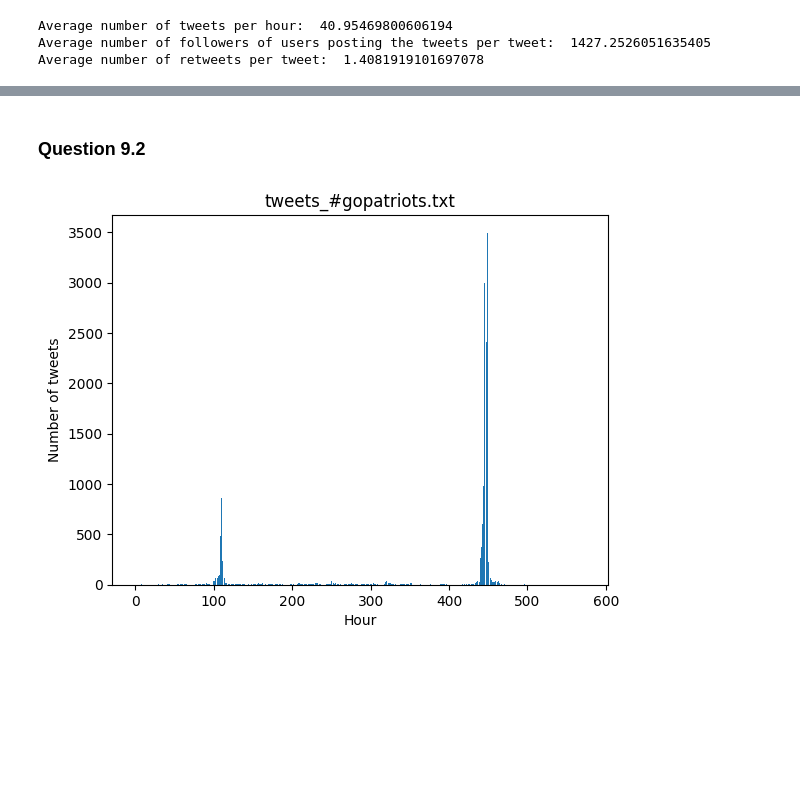
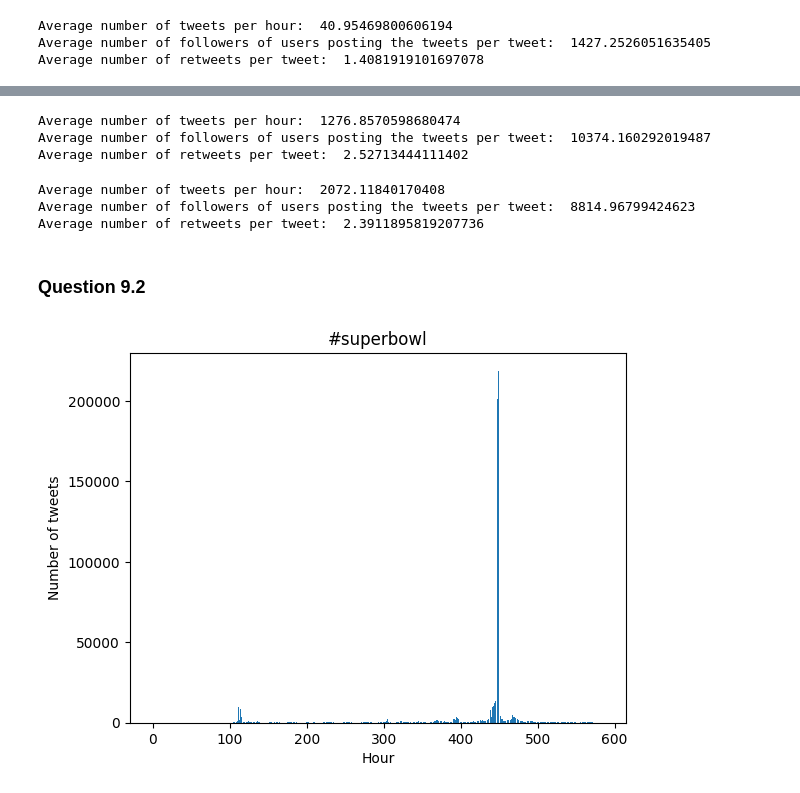
Before and after one commit to stswee/ECE219, a Jupyter notebook: Project_4/ECE219_Project_4_Part_2.ipynb, the cells around one changed output, grey strips where cells are left out. Saved outputs shown, nothing was run; the diff lists cells and outputs as text; code cells hidden in the pictures; blank space fills up the shorter version.

```diff
--- a/Project_4/ECE219_Project_4_Part_2.ipynb
+++ b/Project_4/ECE219_Project_4_Part_2.ipynb
@@ -11,3 +17,11 @@ import json
+# %%
+# Access file
+gohawks = "/content/drive/MyDrive/ECE_219_Project_4/tweets_#gohawks.txt"
+gopatriots = "/content/drive/MyDrive/ECE_219_Project_4/tweets_#gopatriots.txt"
+nfl = "/content/drive/MyDrive/ECE_219_Project_4/tweets_#nfl.txt"
+patriots = "/content/drive/MyDrive/ECE_219_Project_4/tweets_#patriots.txt"
+sb49 = "/content/drive/MyDrive/ECE_219_Project_4/tweets_#sb49.txt"
+superbowl = "/content/drive/MyDrive/ECE_219_Project_4/tweets_#superbowl.txt"
 # %% [markdown]
 ### Question 9.1
 # %%
@@ -51,3 +83,15 @@ Average number of retweets per tweet:  1.4081919101697078
+# %%
+get_tweet_statistics(sb49)
+# %% [output]
+Average number of tweets per hour:  1276.8570598680474
+Average number of followers of users posting the tweets per tweet:  10374.160292019487
+Average number of retweets per tweet:  2.52713444111402
+# %%
+get_tweet_statistics(superbowl)
+# %% [output]
+Average number of tweets per hour:  2072.11840170408
+Average number of followers of users posting the tweets per tweet:  8814.96799424623
+Average number of retweets per tweet:  2.3911895819207736
 # %% [markdown]
 ### Question 9.2
 # %%
@@ -80,9 +124,14 @@ def tweets_per_hour(filename = str):
   plt.bar(x, tweets_per_hour)
   plt.xlabel("Hour")
   plt.ylabel("Number of tweets")
-  plt.title(filename)
+
+  # If filename contains superbowl, make #superbowl the title
+  if "superbowl" in filename:
+    plt.title("#superbowl")
+  elif "nfl" in filename:
+    plt.title("#nfl")
   plt.show()
-# %%
-tweets_per_hour('tweets_#gopatriots.txt')
-# %% [output]
-[figure, removed]
+# %%
+tweets_per_hour(superbowl)
+# %% [output]
+[figure, added]
```
Also changed, not shown: parts of 6 cells of this notebook.
